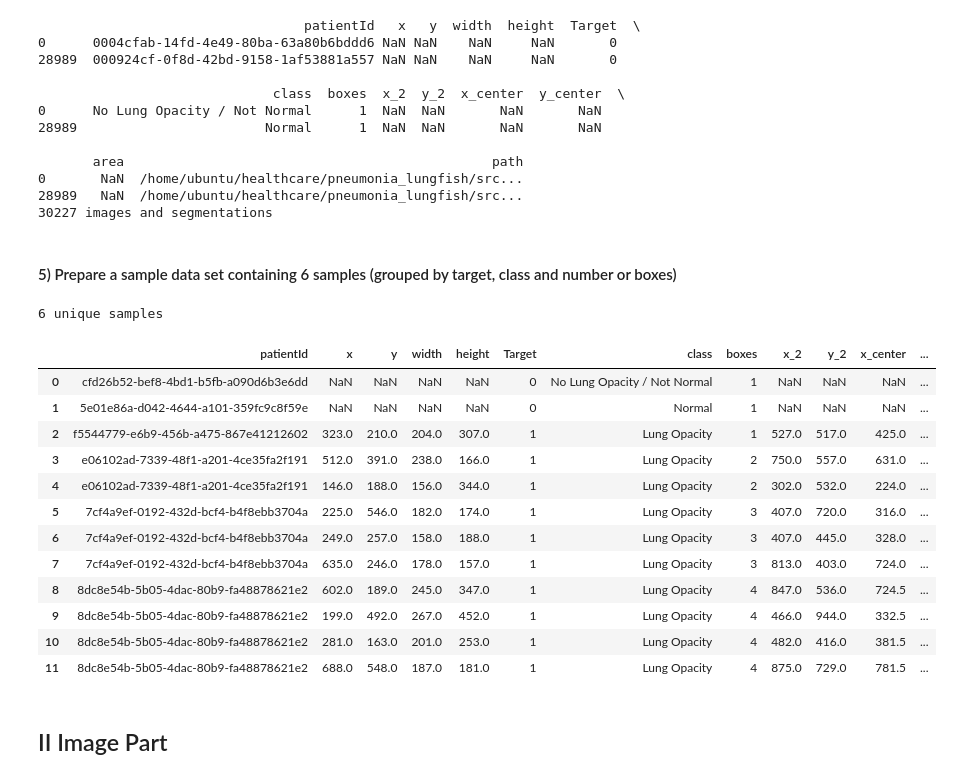
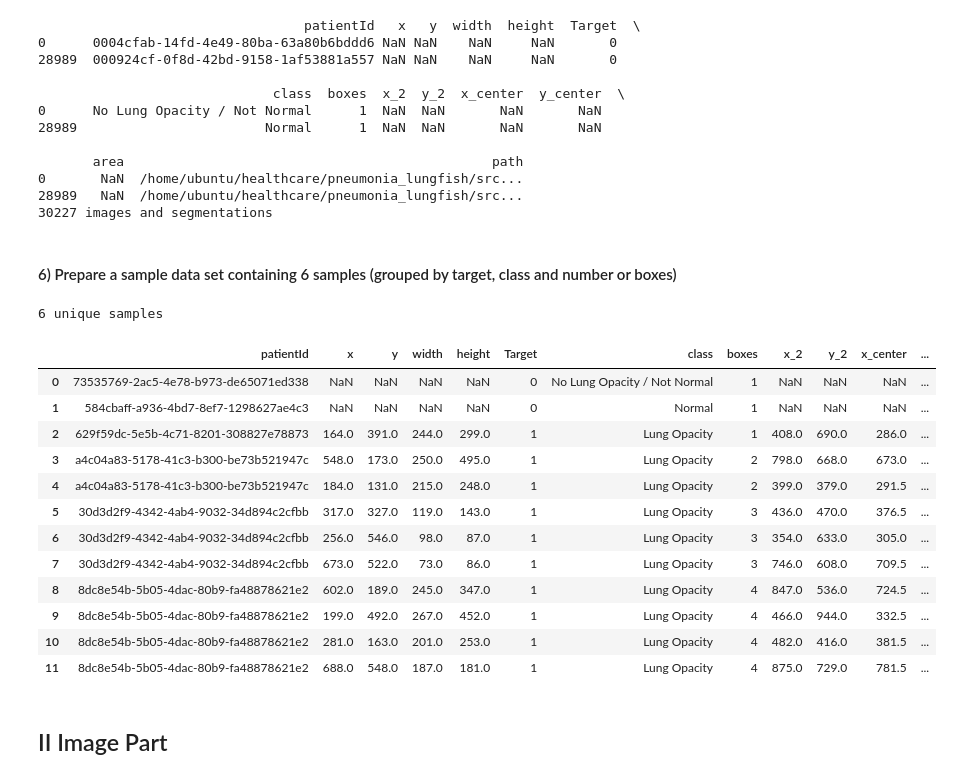
Before and after one commit to dujm/lungfish, a Jupyter notebook: notebooks/lung_pneumonia20190304v1.ipynb, the cells around one changed output. Drawn from its saved outputs; the diff is of its cells as text; code cells hidden in the pictures.

```diff
--- a/notebooks/lung_pneumonia20190304v1.ipynb
+++ b/notebooks/lung_pneumonia20190304v1.ipynb
@@ -239,26 +287,28 @@ df_sum.to_csv(os.path.join(procesed_data_DIR, 'df_train_labels_infor_boxes_path_
 28989   NaN  /home/ubuntu/healthcare/pneumonia_lungfish/src...
 30227 images and segmentations
 # %% [markdown]
-#### 5) Prepare a sample data set containing 6 samples (grouped by target, class and number or boxes)
+#### 6) Prepare a sample data set containing 6 samples (grouped by target, class and number or boxes)
 # %%
 df_sample = sample_infor_sum.\
     groupby(['Target','class', 'boxes']).\
     apply(lambda x: x[x['patientId']==x.sample(1)['patientId'].values[0]]).\
+    sort_values(['Target','class','boxes'], ascending = True).\
     reset_index(drop=True)
 
 print(df_sample['patientId'].nunique(), 'unique samples')
+df_sample.to_csv(os.path.join(procesed_data_DIR, 'df_sample6.csv'),index = True)
 df_sample
 # %% [output]
 6 unique samples
 |  | patientId | x | y | width | height | Target | class | boxes | x_2 | y_2 | x_center | ... |
-| 0 | cfd26b52-bef8-4bd1-b5fb-a090d6b3e6dd | NaN | NaN | NaN | NaN | 0 | No Lung Opacity / Not Normal | 1 | NaN | NaN | NaN | ... |
-| 1 | 5e01e86a-d042-4644-a101-359fc9c8f59e | NaN | NaN | NaN | NaN | 0 | Normal | 1 | NaN | NaN | NaN | ... |
-| 2 | f5544779-e6b9-456b-a475-867e41212602 | 323.0 | 210.0 | 204.0 | 307.0 | 1 | Lung Opacity | 1 | 527.0 | 517.0 | 425.0 | ... |
-| 3 | e06102ad-7339-48f1-a201-4ce35fa2f191 | 512.0 | 391.0 | 238.0 | 166.0 | 1 | Lung Opacity | 2 | 750.0 | 557.0 | 631.0 | ... |
-| 4 | e06102ad-7339-48f1-a201-4ce35fa2f191 | 146.0 | 188.0 | 156.0 | 344.0 | 1 | Lung Opacity | 2 | 302.0 | 532.0 | 224.0 | ... |
-| 5 | 7cf4a9ef-0192-432d-bcf4-b4f8ebb3704a | 225.0 | 546.0 | 182.0 | 174.0 | 1 | Lung Opacity | 3 | 407.0 | 720.0 | 316.0 | ... |
-| 6 | 7cf4a9ef-0192-432d-bcf4-b4f8ebb3704a | 249.0 | 257.0 | 158.0 | 188.0 | 1 | Lung Opacity | 3 | 407.0 | 445.0 | 328.0 | ... |
-| 7 | 7cf4a9ef-0192-432d-bcf4-b4f8ebb3704a | 635.0 | 246.0 | 178.0 | 157.0 | 1 | Lung Opacity | 3 | 813.0 | 403.0 | 724.0 | ... |
+| 0 | 73535769-2ac5-4e78-b973-de65071ed338 | NaN | NaN | NaN | NaN | 0 | No Lung Opacity / Not Normal | 1 | NaN | NaN | NaN | ... |
+| 1 | 584cbaff-a936-4bd7-8ef7-1298627ae4c3 | NaN | NaN | NaN | NaN | 0 | Normal | 1 | NaN | NaN | NaN | ... |
+| 2 | 629f59dc-5e5b-4c71-8201-308827e78873 | 164.0 | 391.0 | 244.0 | 299.0 | 1 | Lung Opacity | 1 | 408.0 | 690.0 | 286.0 | ... |
+| 3 | a4c04a83-5178-41c3-b300-be73b521947c | 548.0 | 173.0 | 250.0 | 495.0 | 1 | Lung Opacity | 2 | 798.0 | 668.0 | 673.0 | ... |
+| 4 | a4c04a83-5178-41c3-b300-be73b521947c | 184.0 | 131.0 | 215.0 | 248.0 | 1 | Lung Opacity | 2 | 399.0 | 379.0 | 291.5 | ... |
+| 5 | 30d3d2f9-4342-4ab4-9032-34d894c2cfbb | 317.0 | 327.0 | 119.0 | 143.0 | 1 | Lung Opacity | 3 | 436.0 | 470.0 | 376.5 | ... |
+| 6 | 30d3d2f9-4342-4ab4-9032-34d894c2cfbb | 256.0 | 546.0 | 98.0 | 87.0 | 1 | Lung Opacity | 3 | 354.0 | 633.0 | 305.0 | ... |
+| 7 | 30d3d2f9-4342-4ab4-9032-34d894c2cfbb | 673.0 | 522.0 | 73.0 | 86.0 | 1 | Lung Opacity | 3 | 746.0 | 608.0 | 709.5 | ... |
 | 8 | 8dc8e54b-5b05-4dac-80b9-fa48878621e2 | 602.0 | 189.0 | 245.0 | 347.0 | 1 | Lung Opacity | 4 | 847.0 | 536.0 | 724.5 | ... |
 | 9 | 8dc8e54b-5b05-4dac-80b9-fa48878621e2 | 199.0 | 492.0 | 267.0 | 452.0 | 1 | Lung Opacity | 4 | 466.0 | 944.0 | 332.5 | ... |
 | 10 | 8dc8e54b-5b05-4dac-80b9-fa48878621e2 | 281.0 | 163.0 | 201.0 | 253.0 | 1 | Lung Opacity | 4 | 482.0 | 416.0 | 381.5 | ... |
```
Also changed, not shown: parts of 31 cells of this notebook.
